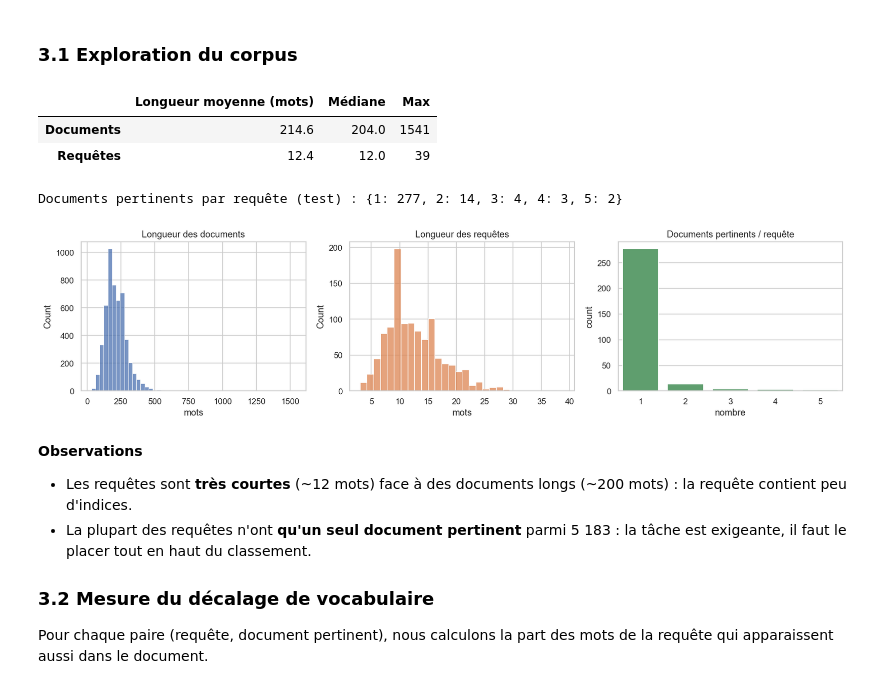
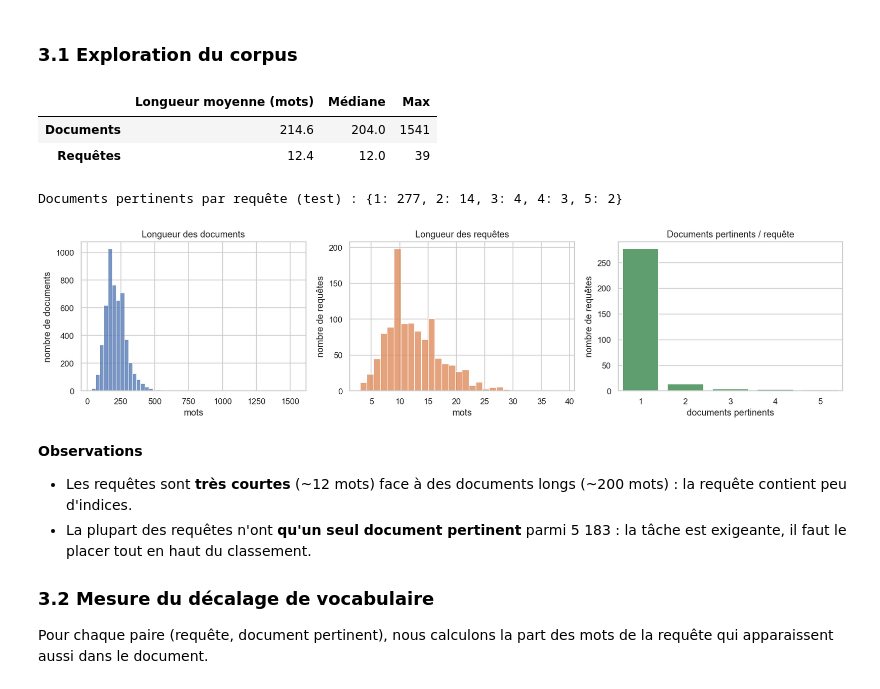
Before and after one commit to Taha2053/semantic-search-nlp, a Jupyter notebook: Semantic_Search_Embeddings.ipynb, the cells around one changed output. Drawn from its saved outputs; the diff is of its cells as text; code cells hidden in the pictures.

```diff
--- a/Semantic_Search_Embeddings.ipynb
+++ b/Semantic_Search_Embeddings.ipynb
@@ -111,27 +111,27 @@ Documents : 5183 | requêtes train : 809 | requêtes test : 300
 # %%
 doc_len = pd.Series([len(t.split()) for t in doc_texts])
 q_len = queries.str.split().str.len()
 rel_per_q = pd.Series([len(v) for v in qrels["test"].values()])
 
 stats = pd.DataFrame({
     "Longueur moyenne (mots)": [doc_len.mean(), q_len.mean()],
     "Médiane": [doc_len.median(), q_len.median()],
     "Max": [doc_len.max(), q_len.max()],
 }, index=["Documents", "Requêtes"]).round(1)
 display(stats)
 print("Documents pertinents par requête (test) :", rel_per_q.value_counts().sort_index().to_dict())
 
 fig, ax = plt.subplots(1, 3, figsize=(15, 3.8))
-sns.histplot(doc_len, bins=50, ax=ax[0], color="C0"); ax[0].set(title="Longueur des documents", xlabel="mots")
-sns.histplot(q_len, bins=30, ax=ax[1], color="C1"); ax[1].set(title="Longueur des requêtes", xlabel="mots")
-sns.countplot(x=rel_per_q, ax=ax[2], color="C2"); ax[2].set(title="Documents pertinents / requête", xlabel="nombre")
+sns.histplot(doc_len, bins=50, ax=ax[0], color="C0"); ax[0].set(title="Longueur des documents", xlabel="mots", ylabel="nombre de documents")
+sns.histplot(q_len, bins=30, ax=ax[1], color="C1"); ax[1].set(title="Longueur des requêtes", xlabel="mots", ylabel="nombre de requêtes")
+sns.countplot(x=rel_per_q, ax=ax[2], color="C2"); ax[2].set(title="Documents pertinents / requête", xlabel="documents pertinents", ylabel="nombre de requêtes")
 plt.tight_layout(); plt.show()
 # %% [output]
 |  | Longueur moyenne (mots) | Médiane | Max |
 | Documents | 214.6 | 204.0 | 1541 |
 | Requêtes | 12.4 | 12.0 | 39 |
 Documents pertinents par requête (test) : {1: 277, 2: 14, 3: 4, 4: 3, 5: 2}
-[figure, old version]
+[figure, new version]
 # %% [markdown]
 **Observations**
 - Les requêtes sont **très courtes** (~12 mots) face à des documents longs (~200 mots) : la requête contient peu d'indices.
```
Also changed, not shown: parts of 7 cells of this notebook, 12 other files.
